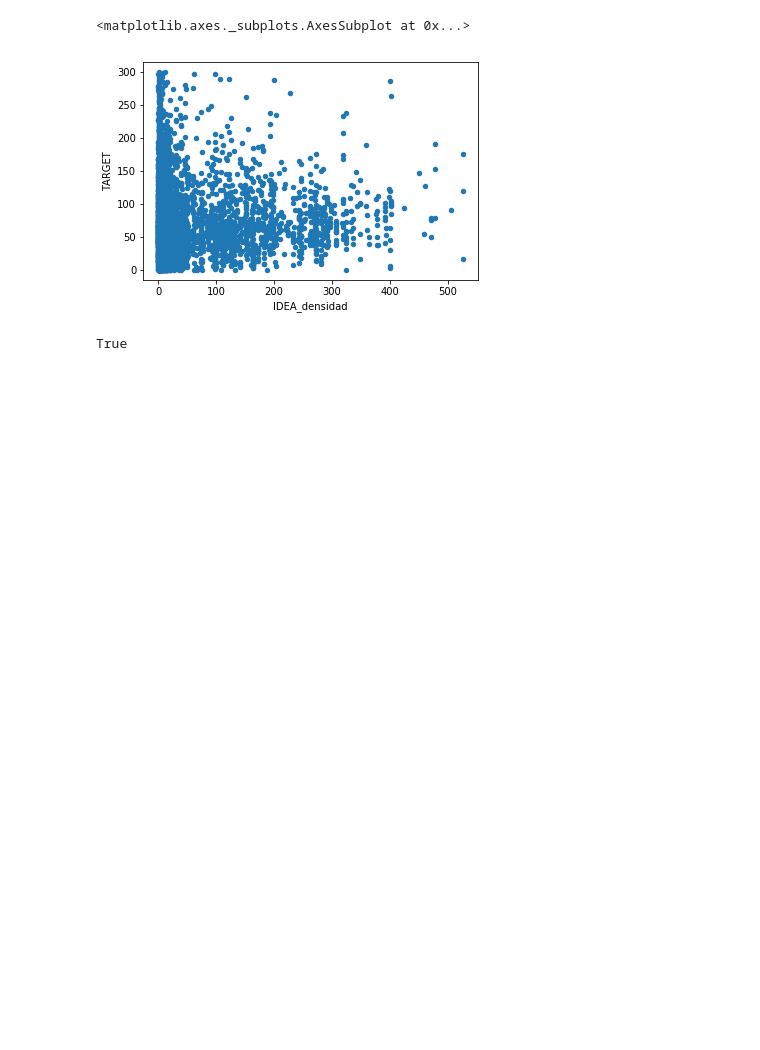
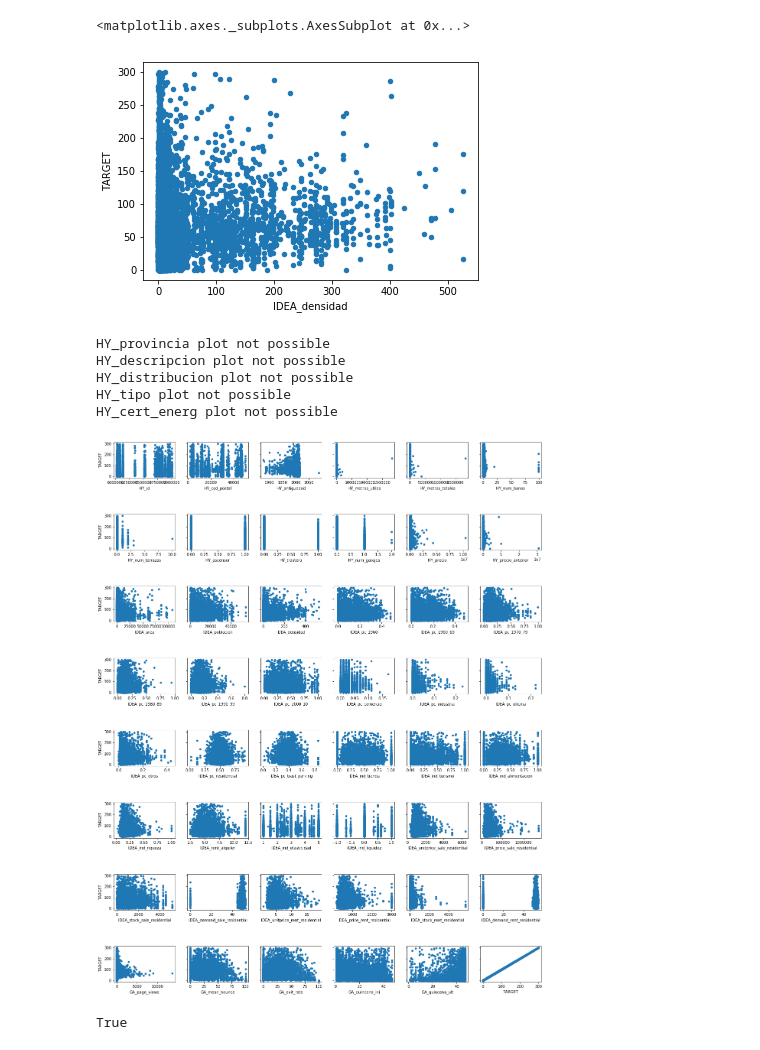
Before and after one commit to RohitUttam/UniversityHack2019, a Jupyter notebook: Expl_ini_rf.ipynb, the cells around one changed output. Drawn from its saved outputs; the diff is of its cells as text; code cells hidden in the pictures; blank space fills up the shorter version.

Commit message:
added plots

```diff
--- a/Expl_ini_rf.ipynb
+++ b/Expl_ini_rf.ipynb
@@ -23,10 +23,3 @@ modelar.head()
 | 3 | 6028512 | 30592 | Murcia | Plaza de garaje situada en la pla... | NaN | Garaje | NaN | ... |
 | 4 | 6028513 | 30592 | Murcia | Plaza de garaje situada en la pla... | NaN | Garaje | NaN | ... |
 5 rows × 53 columns
-# %%
-for i in modelar.columns:
-    a=True
-    if i not in estimar.columns:
-        a=False
-        print(i)
-        break
@@ -337,6 +322,28 @@ modelar[['IDEA_densidad', 'TARGET']].plot(x = 'IDEA_densidad', y = 'TARGET', kin
 # %% [output]
 <matplotlib.axes._subplots.AxesSubplot at 0x...>
 [figure]
+# %%
+fig, axes = plt.subplots(nrows=8, ncols=6,figsize=(20, 20))
+plt.subplots_adjust(top = 0.99, bottom=0.01, hspace=1, wspace=0.2)
+
+j=0
+k=0
+for i in modelar.columns:
+    try:
+        modelar[[i, 'TARGET']].plot(x = i, y = 'TARGET', kind = 'scatter',ax=axes[j, k],sharey=True,sharex=False)
+        k+=1
+        if k==6:
+            k=0
+            j+=1
+    except:
+        print(i, 'plot not possible')
+# %% [output]
+HY_provincia plot not possible
+HY_descripcion plot not possible
+HY_distribucion plot not possible
+HY_tipo plot not possible
+HY_cert_energ plot not possible
+[figure, added]
 # %%
 from sklearn.feature_selection import mutual_info_classif as MIc
 from sklearn.feature_selection import mutual_info_regression as MIr
```
Also changed, not shown: parts of 12 cells of this notebook.
